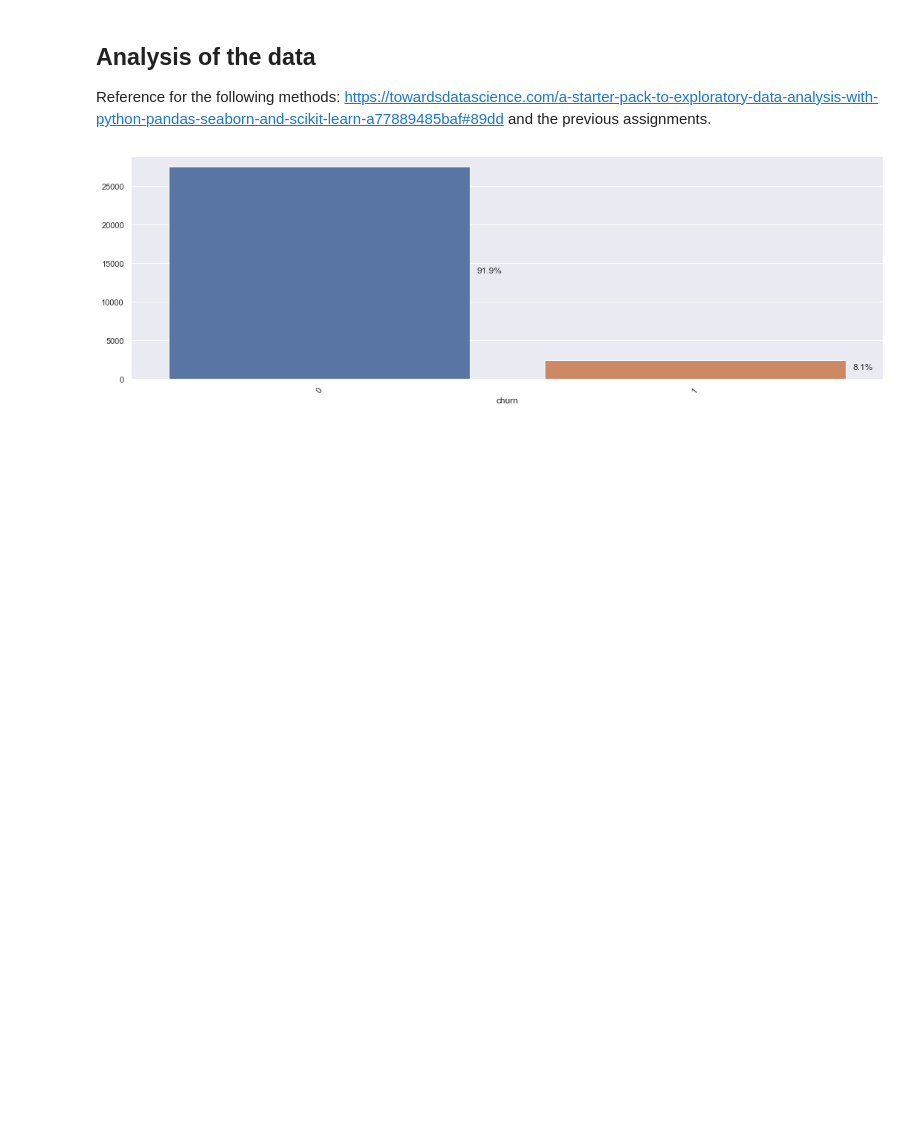
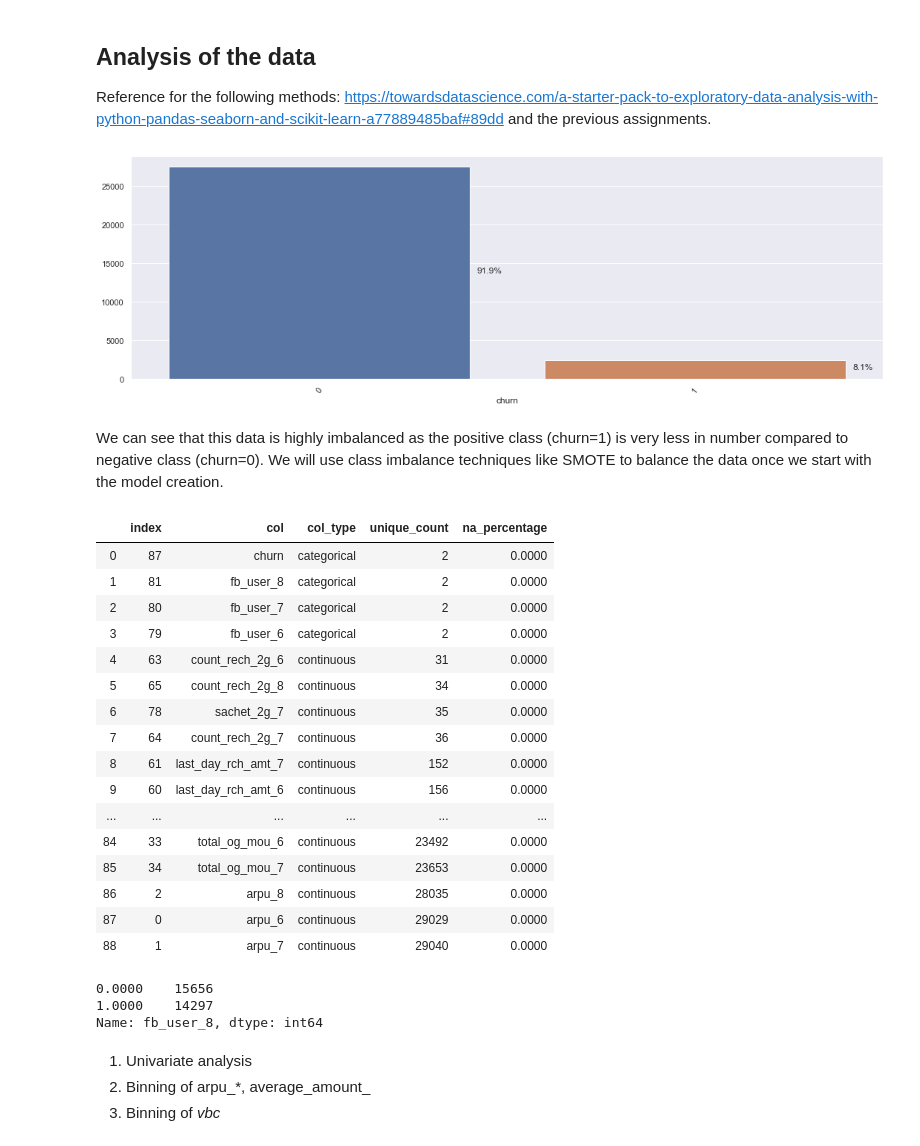
Before and after one commit to ashwanikumar04/telecom-churn-case-study, a Jupyter notebook: telecom-churn.ipynb, the cells around one changed output. Drawn from its saved outputs; the diff is of its cells as text; code cells hidden in the pictures; blank space fills up the shorter version.

```diff
--- a/telecom-churn.ipynb
+++ b/telecom-churn.ipynb
@@ -245,3 +307,6 @@ telecom_data.shape
+# %%
+date_columns_to_drop = [c for c in telecom_data.columns if "date" in c]
+telecom_data = telecom_data.drop(date_columns_to_drop, axis=1)
 # %% [markdown]
 ## New derived features
 # %%
@@ -271,3 +338,6 @@ telecom_data = telecom_data.drop([
+# %%
+telecom_data = telecom_data.drop(
+    ['total_amount_spent_6', 'total_amount_spent_7'], axis=1)
 # %%
 telecom_data.shape
 # %% [output]
@@ -275,3 +352,5 @@ telecom_data.shape
+# %%
+telecom_data = telecom_data.drop('mobile_number',axis=1)
 # %% [markdown]
 ## Analysis of the data
 Reference for the following methods: https://towardsdatascience.com/a-starter-pack-to-exploratory-data-analysis-with-python-pandas-seaborn-and-scikit-learn-a77889485baf#89dd and the previous assignments.
@@ -428,3 +507,35 @@ def univariate_analysis(col,
 univariate_analysis('churn', is_categorical=True)
 # %% [output]
 [figure]
+# %% [markdown]
+We can see that this data is highly imbalanced as the positive class (churn=1) is very less in number compared to negative class (churn=0). We will use class imbalance techniques like SMOTE to balance the data once we start with the model creation.
+# %%
+segregate_columns(telecom_data)
+# %% [output]
+|  | index | col | col_type | unique_count | na_percentage |
+| 0 | 87 | churn | categorical | 2 | 0.0000 |
+| 1 | 81 | fb_user_8 | categorical | 2 | 0.0000 |
+| 2 | 80 | fb_user_7 | categorical | 2 | 0.0000 |
+| 3 | 79 | fb_user_6 | categorical | 2 | 0.0000 |
+| 4 | 63 | count_rech_2g_6 | continuous | 31 | 0.0000 |
+| 5 | 65 | count_rech_2g_8 | continuous | 34 | 0.0000 |
+| 6 | 78 | sachet_2g_7 | continuous | 35 | 0.0000 |
+| 7 | 64 | count_rech_2g_7 | continuous | 36 | 0.0000 |
+| 8 | 61 | last_day_rch_amt_7 | continuous | 152 | 0.0000 |
+| 9 | 60 | last_day_rch_amt_6 | continuous | 156 | 0.0000 |
+| ... | ... | ... | ... | ... | ... |
+| 84 | 33 | total_og_mou_6 | continuous | 23492 | 0.0000 |
+| 85 | 34 | total_og_mou_7 | continuous | 23653 | 0.0000 |
+| 86 | 2 | arpu_8 | continuous | 28035 | 0.0000 |
+| 87 | 0 | arpu_6 | continuous | 29029 | 0.0000 |
+| 88 | 1 | arpu_7 | continuous | 29040 | 0.0000 |
+# %%
+telecom_data['fb_user_8'].value_counts()
+# %% [output]
+0.0000    15656
+1.0000    14297
+Name: fb_user_8, dtype: int64
+# %% [markdown]
+1. Univariate analysis
+2. Binning of arpu_*, average_amount_
+3. Binning of *_vbc_*
```
Also changed, not shown: parts of 14 cells of this notebook.
